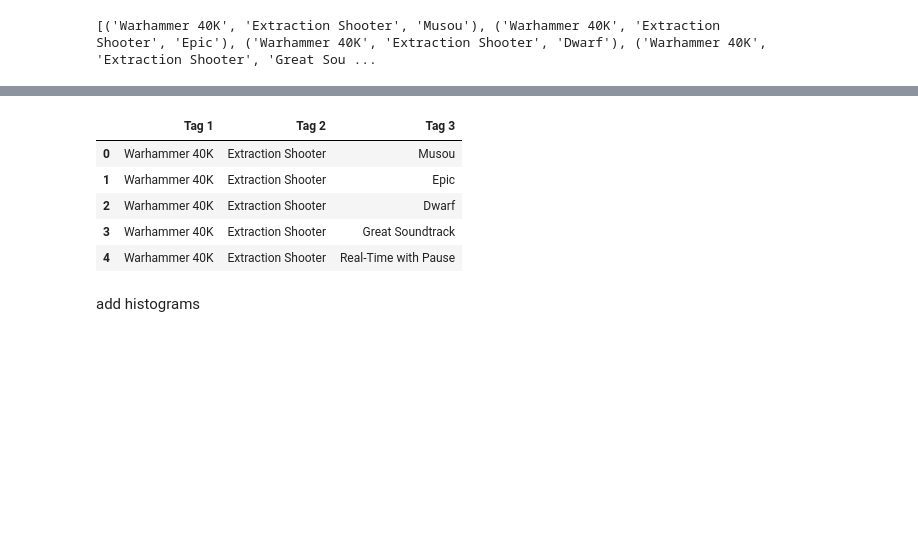
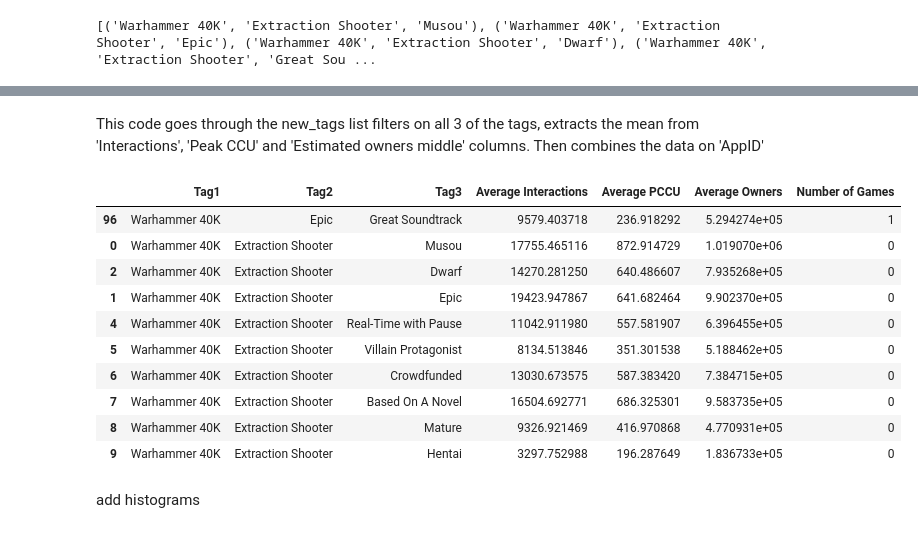
Before and after one commit to Tomasz5792/Data_Analytics_-_Summative_1, a Jupyter notebook: Summative_1.ipynb, the cells around one changed output, grey strips where cells are left out. Saved outputs shown, nothing was run; the diff lists cells and outputs as text; code cells hidden in the pictures; blank space fills up the shorter version.

```diff
--- a/Summative_1.ipynb
+++ b/Summative_1.ipynb
@@ -577,7 +577,8 @@ genres_tags_filtered_df = games_plus_tags_df[~games_plus_tags_df['Genre / Tags']
     'Shared/Split Screen', 'Controller', 'Steam Cloud', 'Remote Play Together', 'Remote Play on Phone', 'Remote Play on Tablet', 'Remote Play on TV',
     'Well Written', 'Sequel', 'Prequel', 'Remake', 'Remastered', 'DLC', 'Expansion', 'Soundtrack', 'Early Access', 'Free To Play', 'Cult Classic',
     'Kickstarter', '3D Vision', '4 Player Local', '4 Player Online', '4 Player Co-Op', 'Steam Machine', 'TrackIR', 'VR', 'Virtual Reality', 'Oculus Rift', 'HTC Vive', 'Valve Index', 'Windows Mixed Reality'
-    'Free To Play', 'Benchmark', 'Touch-Friendly', 'Moddable', 'Animation & Moddeling', 'TrackIR', 'Games Workshop', 'Free to Play', 'Competitive', 'Episodic'
+    'Free To Play', 'Benchmark', 'Touch-Friendly', 'Moddable', 'Animation & Moddeling', 'TrackIR', 'Games Workshop', 'Free to Play', 'Competitive', 'Episodic',
+    'Well-Written', 'Hardware'
     ])]
 # %% [markdown]
 This code filters out common generic tags which dont really describe the genre of the game.
@@ -716,7 +717,7 @@ plt.show()
 # %% [output]
 [figure]
 # %%
-top_genres_tags = genres_tags_filtered_df.groupby("Genre / Tags")["Interactions"].median().sort_values(ascending=False).head(30).index
+top_genres_tags = genres_tags_filtered_df.groupby("Genre / Tags")["Interactions"].median().sort_values(ascending=False).head(25).index
 top_genres_tags
 # %% [output]
 Index(['Warhammer 40K', 'Extraction Shooter', 'Musou', 'Epic', 'Dwarf',
@@ -732,3 +732,24 @@ new_tags = list(combinations(top_genres_tags, 3))
 print(new_tags)
 # %% [output]
 [('Warhammer 40K', 'Extraction Shooter', 'Musou'), ('Warhammer 40K', 'Extraction Shooter', 'Epic'), ('Warhammer 40K', 'Extraction Shooter', 'Dwarf'), ('Warhammer 40K', 'Extraction Shooter', 'Great Sou ...
+# %%
+tag_1= 'Warhammer 40K'
+tag_2= 'Extraction Shooter'
+tag_3= 'Musou'
+
+filtered_df = genres_tags_filtered_df[
+    (genres_tags_filtered_df['Genre / Tags'] == tag_1) | (genres_tags_filtered_df['Genre / Tags'] == tag_2) | (genres_tags_filtered_df['Genre / Tags'] == tag_3)
+].sort_values('Genre / Tags')
+
+average_interactions = filtered_df['Interactions'].mean()
+average_pccu = filtered_df['Peak CCU'].mean()
+average_owners = filtered_df['Estimated owners middle'].mean()
+
+combined_df = (filtered_df.groupby('AppID')).agg(
+    Tags=('Genre / Tags', lambda x: ", ".join(sorted(set(x)))),
+    Tag_Count=('Genre / Tags', 'nunique'),
+    Interactions=('Interactions', 'first')
+).reset_index().sort_values('Tag_Count', ascending=False)
+
+combined_df = combined_df[combined_df['Tag_Count'] == 3]
+len(combined_df)
@@ -750,16 +815,23 @@ for combination in new_tags[:10]:
+# %% [markdown]
+This code goes through the new_tags list filters on all 3 of the tags, extracts the mean from 'Interactions', 'Peak CCU' and 'Estimated owners middle' columns.  Then combines the data on 'AppID'
 # %%
 new_tags_df = pd.DataFrame(
-    new_tags,
-    columns=["Tag 1", "Tag 2", "Tag 3"]
+    intermediate_df_list,
+    columns=["Tag1", "Tag2", "Tag3", "Average Interactions", "Average PCCU", "Average Owners", "Number of Games"]
 )
-new_tags_df.head(5)
+new_tags_df.sort_values("Number of Games", ascending=False).head(10)
 # %% [output]
-|  | Tag 1 | Tag 2 | Tag 3 |
-| 0 | Warhammer 40K | Extraction Shooter | Musou |
-| 1 | Warhammer 40K | Extraction Shooter | Epic |
-| 2 | Warhammer 40K | Extraction Shooter | Dwarf |
-| 3 | Warhammer 40K | Extraction Shooter | Great Soundtrack |
-| 4 | Warhammer 40K | Extraction Shooter | Real-Time with Pause |
+|  | Tag1 | Tag2 | Tag3 | Average Interactions | Average PCCU | Average Owners | Number of Games |
+| 96 | Warhammer 40K | Epic | Great Soundtrack | 9579.403718 | 236.918292 | 5.294274e+05 | 1 |
+| 0 | Warhammer 40K | Extraction Shooter | Musou | 17755.465116 | 872.914729 | 1.019070e+06 | 0 |
+| 2 | Warhammer 40K | Extraction Shooter | Dwarf | 14270.281250 | 640.486607 | 7.935268e+05 | 0 |
+| 1 | Warhammer 40K | Extraction Shooter | Epic | 19423.947867 | 641.682464 | 9.902370e+05 | 0 |
+| 4 | Warhammer 40K | Extraction Shooter | Real-Time with Pause | 11042.911980 | 557.581907 | 6.396455e+05 | 0 |
+| 5 | Warhammer 40K | Extraction Shooter | Villain Protagonist | 8134.513846 | 351.301538 | 5.188462e+05 | 0 |
+| 6 | Warhammer 40K | Extraction Shooter | Crowdfunded | 13030.673575 | 587.383420 | 7.384715e+05 | 0 |
+| 7 | Warhammer 40K | Extraction Shooter | Based On A Novel | 16504.692771 | 686.325301 | 9.583735e+05 | 0 |
+| 8 | Warhammer 40K | Extraction Shooter | Mature | 9326.921469 | 416.970868 | 4.770931e+05 | 0 |
+| 9 | Warhammer 40K | Extraction Shooter | Hentai | 3297.752988 | 196.287649 | 1.836733e+05 | 0 |
 # %% [markdown]
 add histograms
 # %% [markdown]
```
Also changed, not shown: parts of 4 cells of this notebook.
